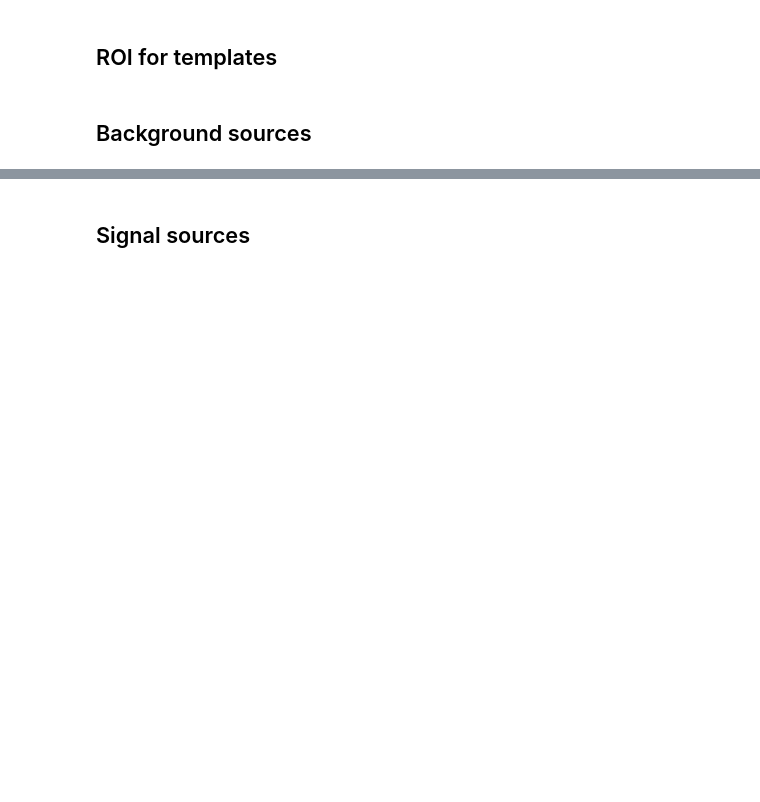
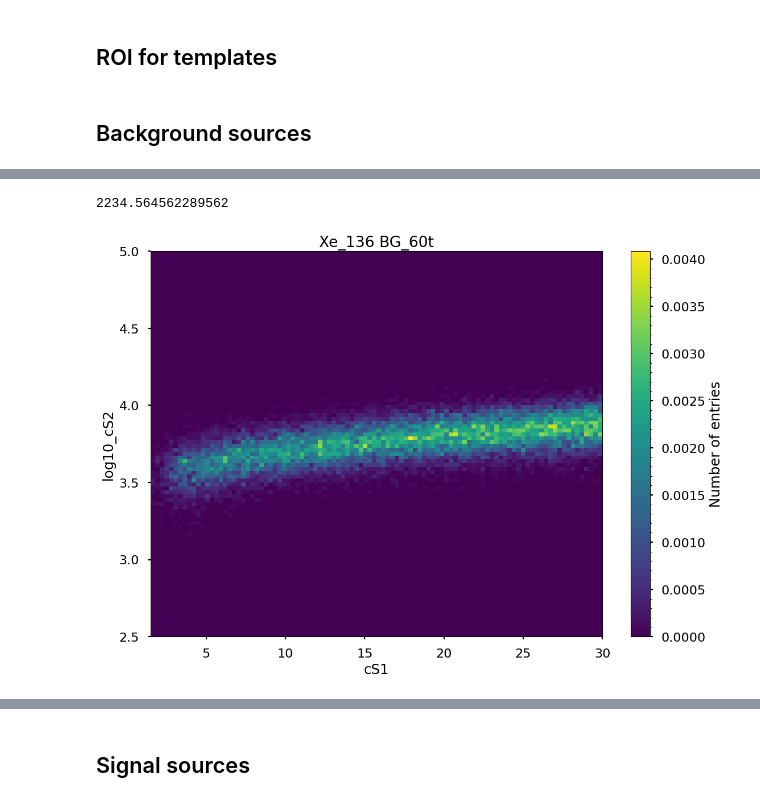
Before and after one commit to robertsjames/FlameFitSimple, a Jupyter notebook: analyses/wimp_sensitivity/XLZD_generate_templates.ipynb, the cells around one changed output, grey strips where cells are left out. Drawn from its saved outputs; the diff is of its cells as text; code cells hidden in the pictures; blank space fills up the shorter version.

```diff
--- a/analyses/wimp_sensitivity/XLZD_generate_templates.ipynb
+++ b/analyses/wimp_sensitivity/XLZD_generate_templates.ipynb
@@ -146,0 +74,26 @@ pdfs[0]['CEvNS_other'] = CEvNS_other_hist
+# %%
+a=13.7*(16.1/0.27 + 4553/44)
+a
+# %% [output]
+2234.564562289562
+# %%
+Xe136 = fd.xlzd.XLZDXe136Source(configuration='60t',
+                                drift_field_V_cm=20., gas_field_kV_cm=7.5,
+                                elife_ns=10000e3, g1=0.27)
+# %%
+Xe136_hist = Histdd(bins=100, range=[[cS1_min, cS1_max], [log10_cS2_min, log10_cS2_max]], axis_names=['cS1', 'log10_cS2'])
+
+Xe136_data = Xe136.simulate(int(1e6))
+
+Xe136_hist.add(Xe136_data['cs1'], np.log10(Xe136_data['cs2']))
+
+Xe136_mu = Xe136.estimate_mu(n_trials=int(1e6))
+Xe136_hist.histogram = Xe136_hist.histogram / Xe136_hist.n * Xe136_mu
+
+
+Xe136_hist.plot()
+plt.title("Xe_136 BG_60t")
+
+pdfs[0]['Xe136'] = Xe136_hist
+# %% [output]
+[figure, added]
```
Also changed, not shown: parts of 56 cells of this notebook, 16 other files.
